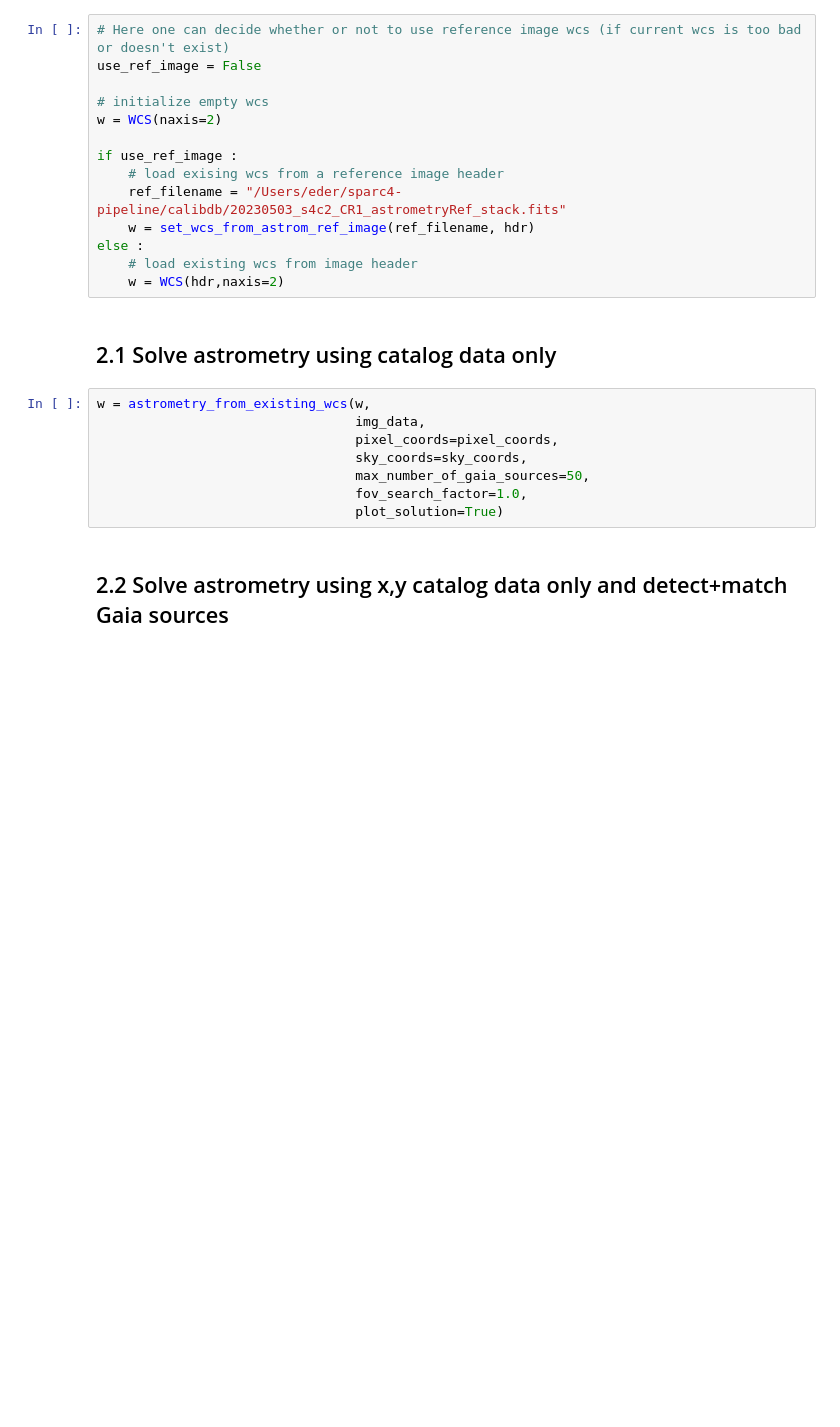
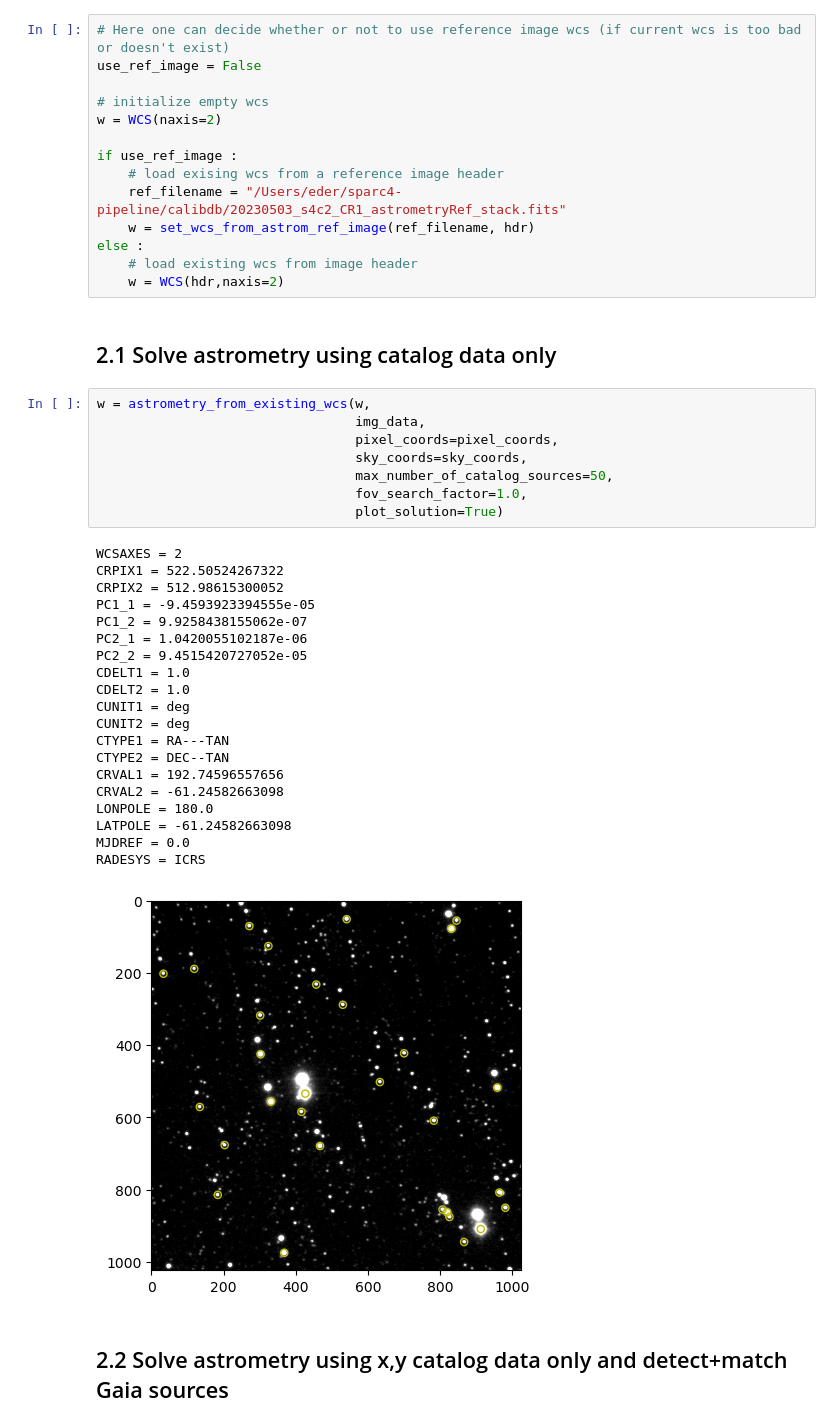
Before and after one commit to edermartioli/sparc4-pipeline, a Jupyter notebook: notebooks/sp4_astrometry.ipynb, the cells around one changed output. Drawn from its saved outputs; the diff is of its cells as text; blank space fills up the shorter version.

```diff
--- a/notebooks/sp4_astrometry.ipynb
+++ b/notebooks/sp4_astrometry.ipynb
@@ -80,11 +90,32 @@ else :
 # %%
 w = astrometry_from_existing_wcs(w,
                                  img_data,
                                  pixel_coords=pixel_coords,
                                  sky_coords=sky_coords,
-                                 max_number_of_gaia_sources=50,
+                                 max_number_of_catalog_sources=50,
                                  fov_search_factor=1.0,
                                  plot_solution=True)
+# %% [output]
+WCSAXES = 2
+CRPIX1 = 522.50524267322
+CRPIX2 = 512.98615300052
+PC1_1 = -9.4593923394555e-05
+PC1_2 = 9.9258438155062e-07
+PC2_1 = 1.0420055102187e-06
+PC2_2 = 9.4515420727052e-05
+CDELT1 = 1.0
+CDELT2 = 1.0
+CUNIT1 = deg
+CUNIT2 = deg
+CTYPE1 = RA---TAN
+CTYPE2 = DEC--TAN
+CRVAL1 = 192.74596557656
+CRVAL2 = -61.24582663098
+LONPOLE = 180.0
+LATPOLE = -61.24582663098
+MJDREF = 0.0
+RADESYS = ICRS
+[figure, added]
 # %% [markdown]
 ## 2.2 Solve astrometry using x,y catalog data only and detect+match Gaia sources
 # %%
```
Also changed, not shown: parts of 3 cells of this notebook.
